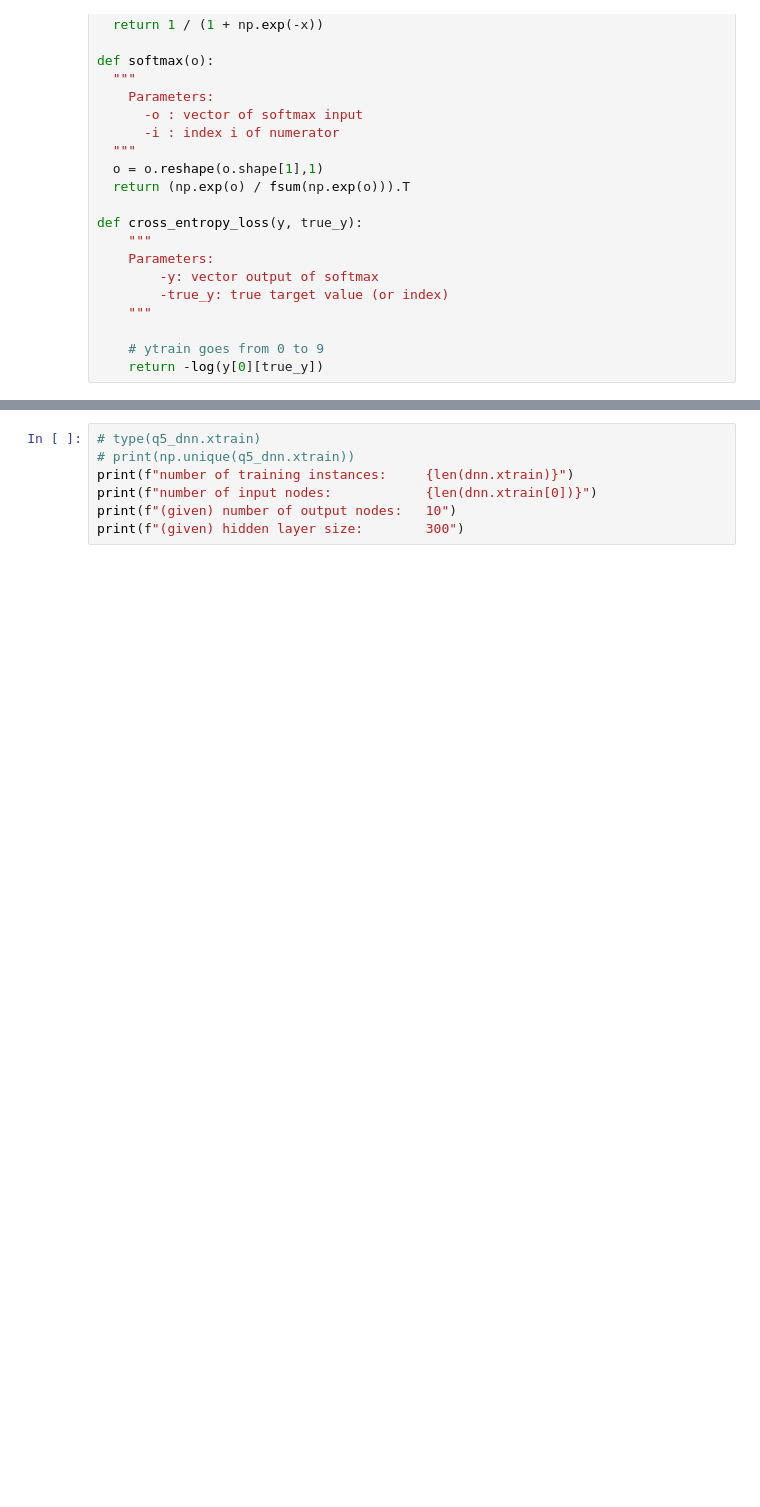
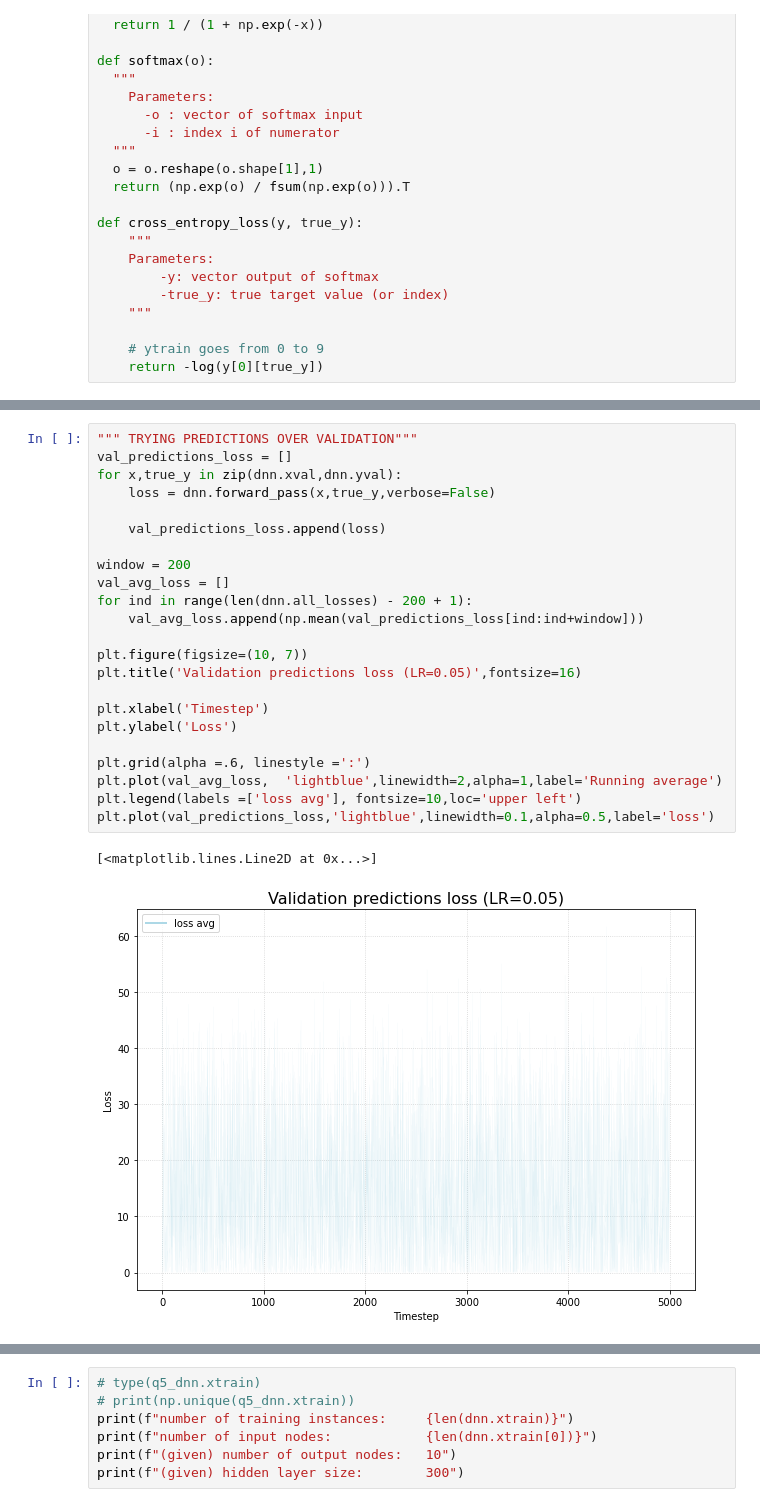
Before and after one commit to martinpucheuaviles/deep-learning-assignment1, a Jupyter notebook: part3.ipynb, the cells around one changed output, grey strips where cells are left out. Drawn from its saved outputs; the diff is of its cells as text; blank space fills up the shorter version.

```diff
--- a/part3.ipynb
+++ b/part3.ipynb
@@ -294,0 +343,26 @@ dnn.train_epoch(rounds=None,alpha=0.01,verbose=False)
+# %%
+""" TRYING PREDICTIONS OVER VALIDATION"""
+val_predictions_loss = []
+for x,true_y in zip(dnn.xval,dnn.yval):
+    loss = dnn.forward_pass(x,true_y,verbose=False)
+
+    val_predictions_loss.append(loss)
+
+window = 200
+val_avg_loss = []
+for ind in range(len(dnn.all_losses) - 200 + 1):
+    val_avg_loss.append(np.mean(val_predictions_loss[ind:ind+window]))
+
+plt.figure(figsize=(10, 7))
+plt.title('Validation predictions loss (LR=0.05)',fontsize=16)
+
+plt.xlabel('Timestep')
+plt.ylabel('Loss')
+
+plt.grid(alpha =.6, linestyle =':')
+plt.plot(val_avg_loss,  'lightblue',linewidth=2,alpha=1,label='Running average')
+plt.legend(labels =['loss avg'], fontsize=10,loc='upper left')
+plt.plot(val_predictions_loss,'lightblue',linewidth=0.1,alpha=0.5,label='loss')
+# %% [output]
+[<matplotlib.lines.Line2D at 0x...>]
+[figure, added]
```
Also changed, not shown: parts of 13 cells of this notebook.
